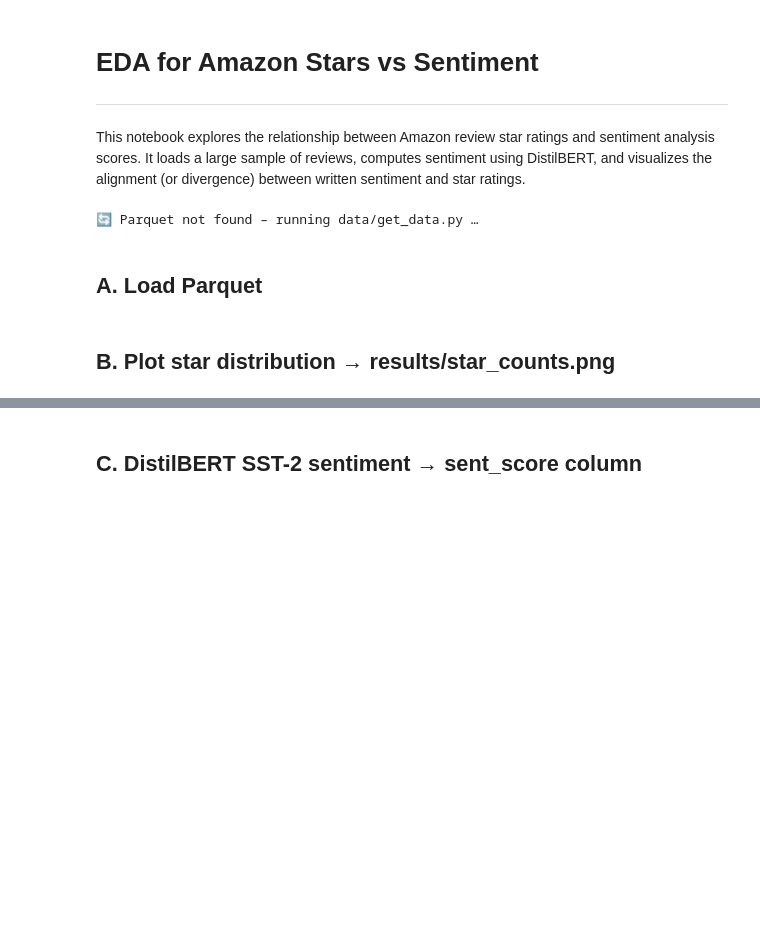
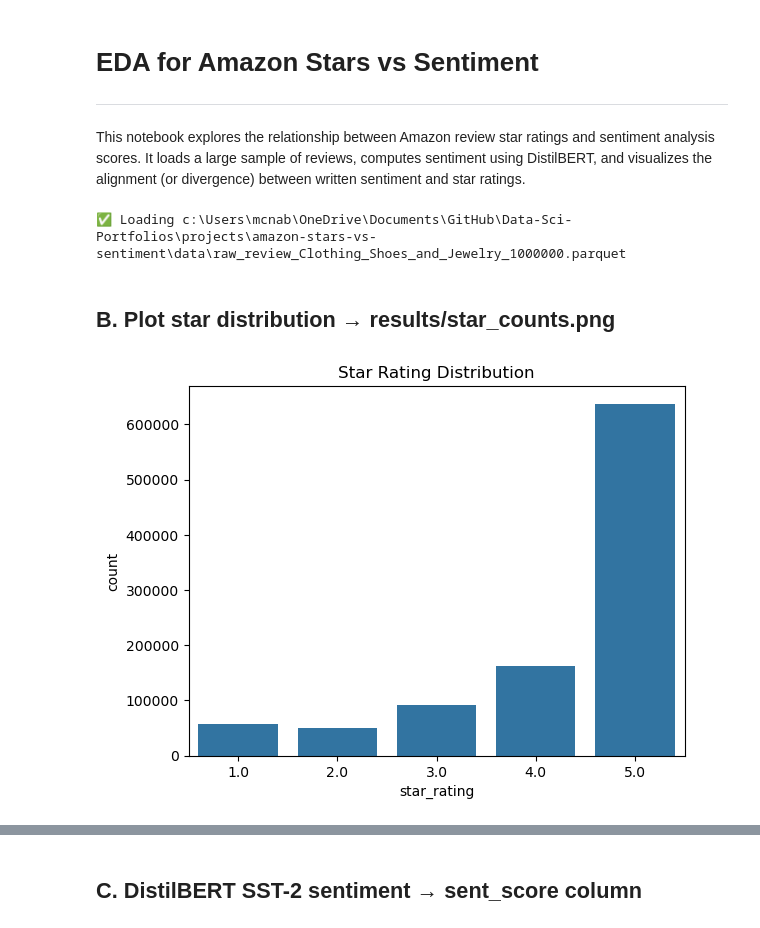
Before and after one commit to mcnabb998/Data-Sci-Portfolios, a Jupyter notebook: projects/amazon-stars-vs-sentiment/notebooks/01_EDA.ipynb, the cells around one changed output, grey strips where cells are left out. Drawn from its saved outputs; the diff is of its cells as text; code cells hidden in the pictures; blank space fills up the shorter version.

```diff
--- a/projects/amazon-stars-vs-sentiment/notebooks/01_EDA.ipynb
+++ b/projects/amazon-stars-vs-sentiment/notebooks/01_EDA.ipynb
@@ -8,22 +8,26 @@ This notebook explores the relationship between Amazon review star ratings and s
 # ------------------------------------------------------------
 # 0. Ensure the review slice exists, then load it
 # ------------------------------------------------------------
-import subprocess, pathlib, pandas as pd, sys, textwrap
+import subprocess, pathlib, pandas as pd, sys, textwrap, os
 
-CATEGORY = "raw_review_Clothing_Shoes_and_Jewelry"   # ← keep the raw_review_ prefix
+CATEGORY = "raw_review_Clothing_Shoes_and_Jewelry"
 N_ROWS   = 1_000_000
-PARQUET  = pathlib.Path(f"data/{CATEGORY}_{N_ROWS}.parquet")
 
-# If the file is missing, run data/get_data.py to create it
+# Find the project root (the folder containing 'data' and 'notebooks')
+if '__file__' in globals():
+    PROJECT_ROOT = pathlib.Path(__file__).resolve().parent.parent
+else:
+    PROJECT_ROOT = pathlib.Path(os.getcwd()).parent
+PARQUET = PROJECT_ROOT / "data" / f"{CATEGORY}_{N_ROWS}.parquet"
+SCRIPT_PATH = PROJECT_ROOT / "data" / "get_data.py"
+
 if not PARQUET.exists():
     print("🔄 Parquet not found – running data/get_data.py …")
     try:
-        import os
-        script_path = os.path.abspath(os.path.join(os.path.dirname(__file__) if "__file__" in globals() else os.getcwd(), "..", "data", "get_data.py"))
         subprocess.run(
             [
                 sys.executable,
-                script_path,
+                str(SCRIPT_PATH),
                 "--category", CATEGORY,
                 "--rows", str(N_ROWS)
             ],
@@ -33,17 +37,20 @@ if not PARQUET.exists():
         )
     except subprocess.CalledProcessError as e:
         print("❌ get_data.py failed")
-        print(textwrap.indent(e.stderr or "", "    "))
+        if e.stdout:
+            print("--- get_data.py stdout ---\n" + e.stdout)
+        if e.stderr:
+            print("--- get_data.py stderr ---\n" + e.stderr)
         raise
 
     if not PARQUET.exists():
         raise FileNotFoundError("Download script finished, but Parquet still missing.")
 
-# Load the dataset
 print(f"✅ Loading {PARQUET}")
 df = pd.read_parquet(PARQUET)
 df.head()
+
+rename_map = {'text': 'review_body', 'rating': 'star_rating'}
+df = df.rename(columns={k: v for k, v in rename_map.items() if k in df.columns})
 # %% [output]
-🔄 Parquet not found – running data/get_data.py …
+✅ Loading c:\Users\mcnab\OneDrive\Documents\GitHub\Data-Sci-Portfolios\projects\amazon-stars-vs-sentiment\data\raw_review_Clothing_Shoes_and_Jewelry_1000000.parquet
-# %% [markdown]
-## A. Load Parquet
@@ -52,10 +57,14 @@ df.head()
 # %% [markdown]
 ## B. Plot star distribution → results/star_counts.png
 # %%
+import os
+os.makedirs('results', exist_ok=True)
 import matplotlib.pyplot as plt
 import seaborn as sns
 
 sns.countplot(x='star_rating', data=df)
 plt.title('Star Rating Distribution')
 plt.savefig('results/star_counts.png')
 plt.show()
+# %% [output]
+[figure, added]
```
Also changed, not shown: parts of 5 cells of this notebook, 3 other files.
